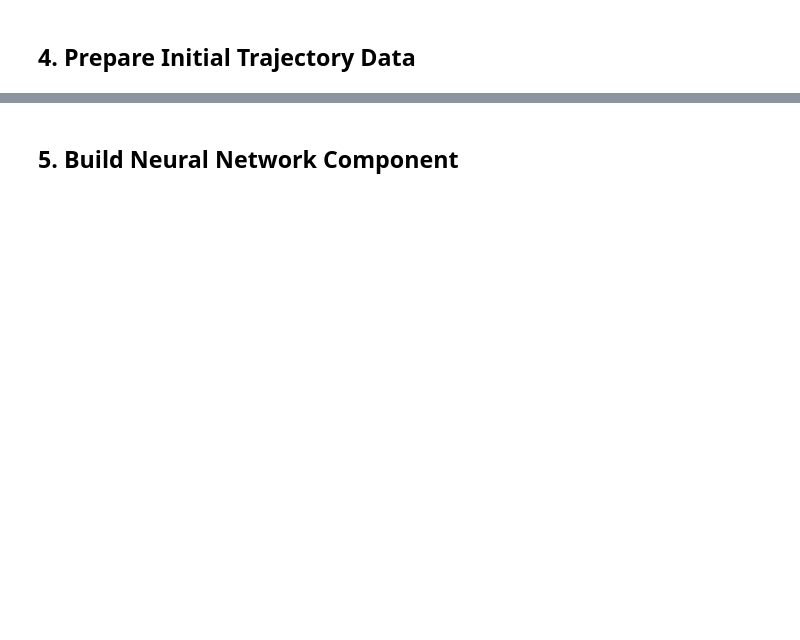
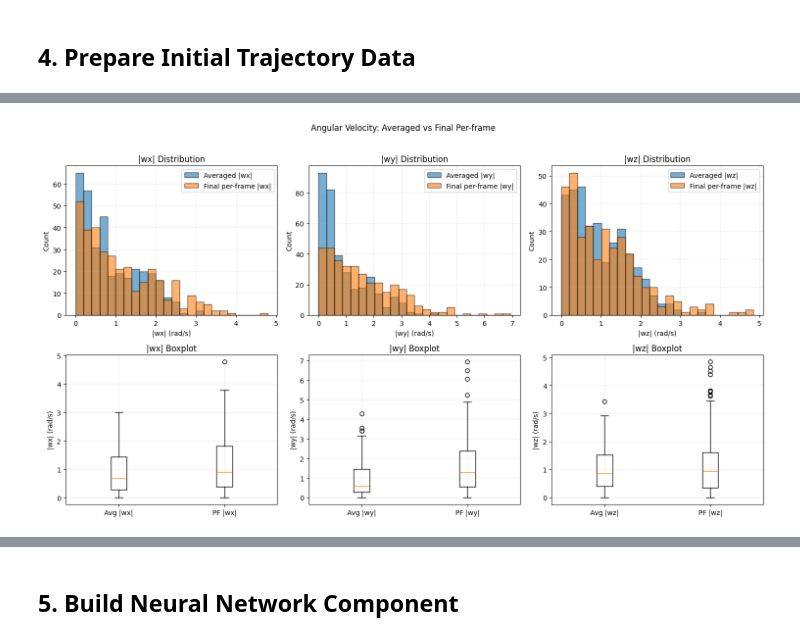
Before and after one commit to caitken5/CMSZ-SPLxUTSPAN-2026-Data-Challenge, a Jupyter notebook: 02_hybrid_model.ipynb, the cells around one changed output, grey strips where cells are left out. Cells and saved outputs as stored; diff of their text form; code cells hidden in the pictures; blank space fills up the shorter version.

```diff
--- a/02_hybrid_model.ipynb
+++ b/02_hybrid_model.ipynb
@@ -333,0 +238,91 @@ ImportError: cannot import name 'X_COURT' from 'physics.constants' (c:\Users\cai
+# %%
+# Compare averaged vs final per-frame estimates by axis using absolute values
+v_avg = launch_states[:, 3:6]       # columns: vx, vy, vz
+omega_avg = launch_states[:, 6:9]   # columns: wx, wy, wz
+
+v_pf = np.zeros((len(shots), 3), dtype=float)
+omega_pf = np.zeros((len(shots), 3), dtype=float)
+for i, shot in enumerate(shots):
+    shot_labels = np.asarray(labels[i])
+    label1_idx = np.flatnonzero(shot_labels == 1)
+    if label1_idx.size < LAST_N:
+        raise ValueError(f"Shot {i} has only {label1_idx.size} frames with label==1; need at least {LAST_N}.")
+
+    frame_idx = label1_idx[-LAST_N:]
+    ts = frame_idx.astype(float) / FPS
+
+    left_points = hand_points_from_shot(shot, "left", frame_idx)
+    right_points = hand_points_from_shot(shot, "right", frame_idx)
+
+    v_window_avg, omega_window_avg, _, v_frames, omega_frames, _ = estimate_ball_motion(
+        left_points=left_points,
+        right_points=right_points,
+        timestamps=ts,
+        return_per_frame=True,
+    )
+
+    v_pf[i] = v_frames[-1] if len(v_frames) else v_window_avg
+    omega_pf[i] = omega_frames[-1] if len(omega_frames) else omega_window_avg
+
+# ---------- Angular velocity plots ----------
+omega_avg_abs = np.abs(omega_avg)
+omega_pf_abs = np.abs(omega_pf)
+omega_axes = ["wx", "wy", "wz"]
+
+fig, axes = plt.subplots(2, 3, figsize=(15, 8))
+for j, axis in enumerate(omega_axes):
+    axis_max = max(omega_avg_abs[:, j].max(), omega_pf_abs[:, j].max())
+    bins = np.linspace(0, axis_max if axis_max > 0 else 1.0, 25)
+    axes[0, j].hist(omega_avg_abs[:, j], bins=bins, alpha=0.6, label=f"Averaged |{axis}|", edgecolor='black')
+    axes[0, j].hist(omega_pf_abs[:, j], bins=bins, alpha=0.6, label=f"Final per-frame |{axis}|", edgecolor='black')
+    axes[0, j].set_title(f"|{axis}| Distribution")
+    axes[0, j].set_xlabel(f"|{axis}| (rad/s)")
+    axes[0, j].set_ylabel("Count")
+    axes[0, j].legend()
+    axes[0, j].grid(alpha=0.2)
+
+    axes[1, j].boxplot([omega_avg_abs[:, j], omega_pf_abs[:, j]], labels=[f"Avg |{axis}|", f"PF |{axis}|"] )
+    axes[1, j].set_title(f"|{axis}| Boxplot")
+    axes[1, j].set_ylabel(f"|{axis}| (rad/s)")
+    axes[1, j].grid(alpha=0.2)
+
+fig.suptitle("Angular Velocity: Averaged vs Final Per-frame", y=1.02)
+fig.tight_layout()
+plt.show()
+
+# ---------- Linear velocity plots ----------
+v_avg_abs = np.abs(v_avg)
+v_pf_abs = np.abs(v_pf)
+v_axes = ["vx", "vy", "vz"]
+
+fig, axes = plt.subplots(2, 3, figsize=(15, 8))
+for j, axis in enumerate(v_axes):
+    axis_max = max(v_avg_abs[:, j].max(), v_pf_abs[:, j].max())
+    bins = np.linspace(0, axis_max if axis_max > 0 else 1.0, 25)
+    axes[0, j].hist(v_avg_abs[:, j], bins=bins, alpha=0.6, label=f"Averaged |{axis}|", edgecolor='black')
+    axes[0, j].hist(v_pf_abs[:, j], bins=bins, alpha=0.6, label=f"Final per-frame |{axis}|", edgecolor='black')
+    axes[0, j].set_title(f"|{axis}| Distribution")
+    axes[0, j].set_xlabel(f"|{axis}| (m/s)")
+    axes[0, j].set_ylabel("Count")
+    axes[0, j].legend()
+    axes[0, j].grid(alpha=0.2)
+
+    axes[1, j].boxplot([v_avg_abs[:, j], v_pf_abs[:, j]], labels=[f"Avg |{axis}|", f"PF |{axis}|"] )
+    axes[1, j].set_title(f"|{axis}| Boxplot")
+    axes[1, j].set_ylabel(f"|{axis}| (m/s)")
+    axes[1, j].grid(alpha=0.2)
+
+fig.suptitle("Linear Velocity: Averaged vs Final Per-frame", y=1.02)
+fig.tight_layout()
+plt.show()
+
+# Summary stats
+for j, axis in enumerate(omega_axes):
+    print(f"|{axis}|  Averaged mean/median/max: {omega_avg_abs[:, j].mean():.4f} / {np.median(omega_avg_abs[:, j]):.4f} / {omega_avg_abs[:, j].max():.4f}")
+    print(f"|{axis}|  Per-frame mean/median/max: {omega_pf_abs[:, j].mean():.4f} / {np.median(omega_pf_abs[:, j]):.4f} / {omega_pf_abs[:, j].max():.4f}")
+
+for j, axis in enumerate(v_axes):
+    print(f"|{axis}|  Averaged mean/median/max: {v_avg_abs[:, j].mean():.4f} / {np.median(v_avg_abs[:, j]):.4f} / {v_avg_abs[:, j].max():.4f}")
+    print(f"|{axis}|  Per-frame mean/median/max: {v_pf_abs[:, j].mean():.4f} / {np.median(v_pf_abs[:, j]):.4f} / {v_pf_abs[:, j].max():.4f}")
+# %% [output]
+[figure, added]
```
Also changed, not shown: parts of 14 cells of this notebook, 7 other files.
